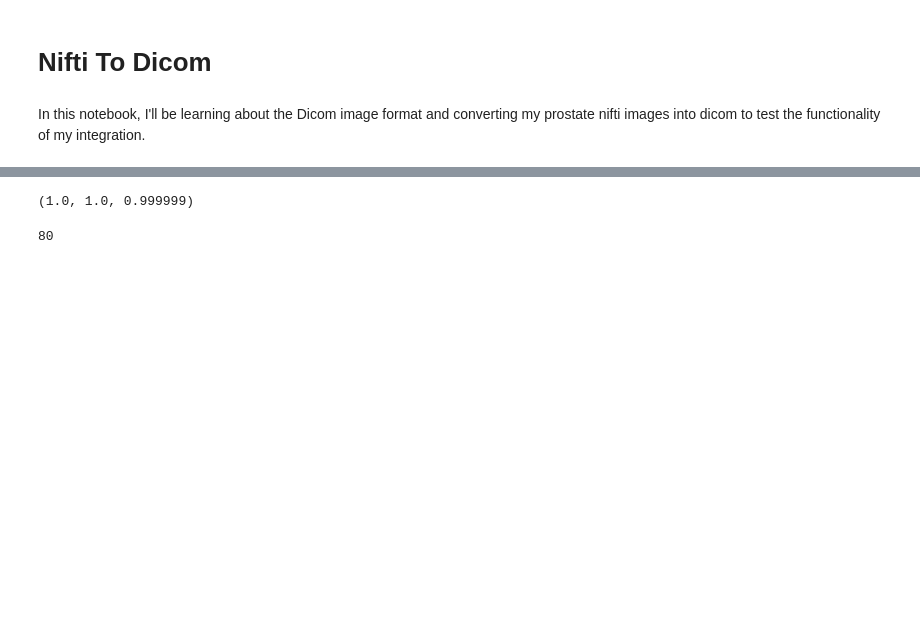
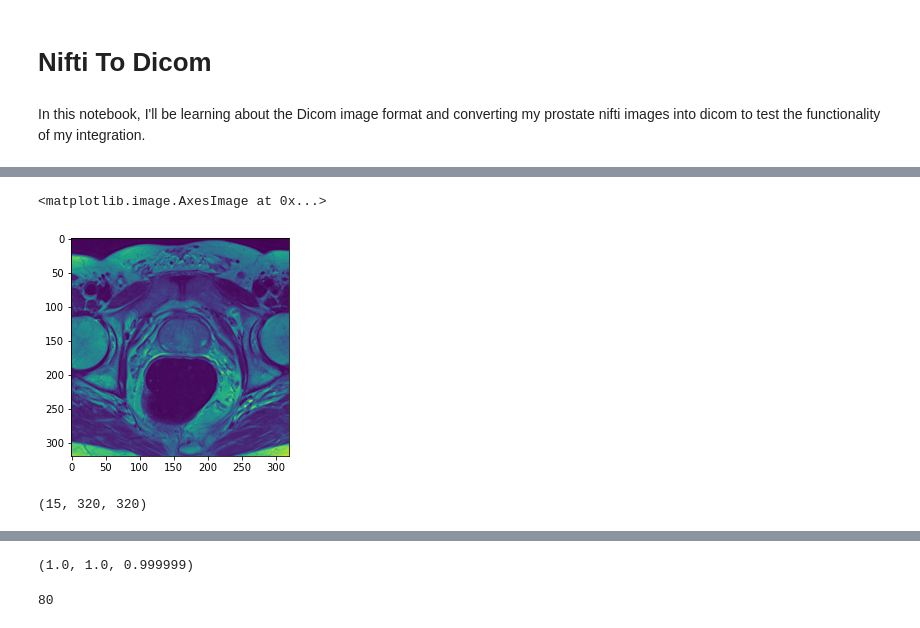
Before and after one commit to jsk0301/kim-papademetris-lab, a Jupyter notebook: arterys/inference-sdk/p1_nifti_to_dicom.ipynb, the cells around one changed output, grey strips where cells are left out. Saved outputs shown, nothing was run; the diff lists cells and outputs as text; code cells hidden in the pictures; blank space fills up the shorter version.

```diff
--- a/arterys/inference-sdk/p1_nifti_to_dicom.ipynb
+++ b/arterys/inference-sdk/p1_nifti_to_dicom.ipynb
@@ -9,0 +42,9 @@ import nibabel as nib
+# %%
+plt.imshow(sitk.GetArrayFromImage(image)[8, :, :])
+# %% [output]
+<matplotlib.image.AxesImage at 0x...>
+[figure, added]
+# %%
+image_np_array.shape
+# %% [output]
+(15, 320, 320)
```
Also changed, not shown: parts of 7 cells of this notebook, 7 other files.
